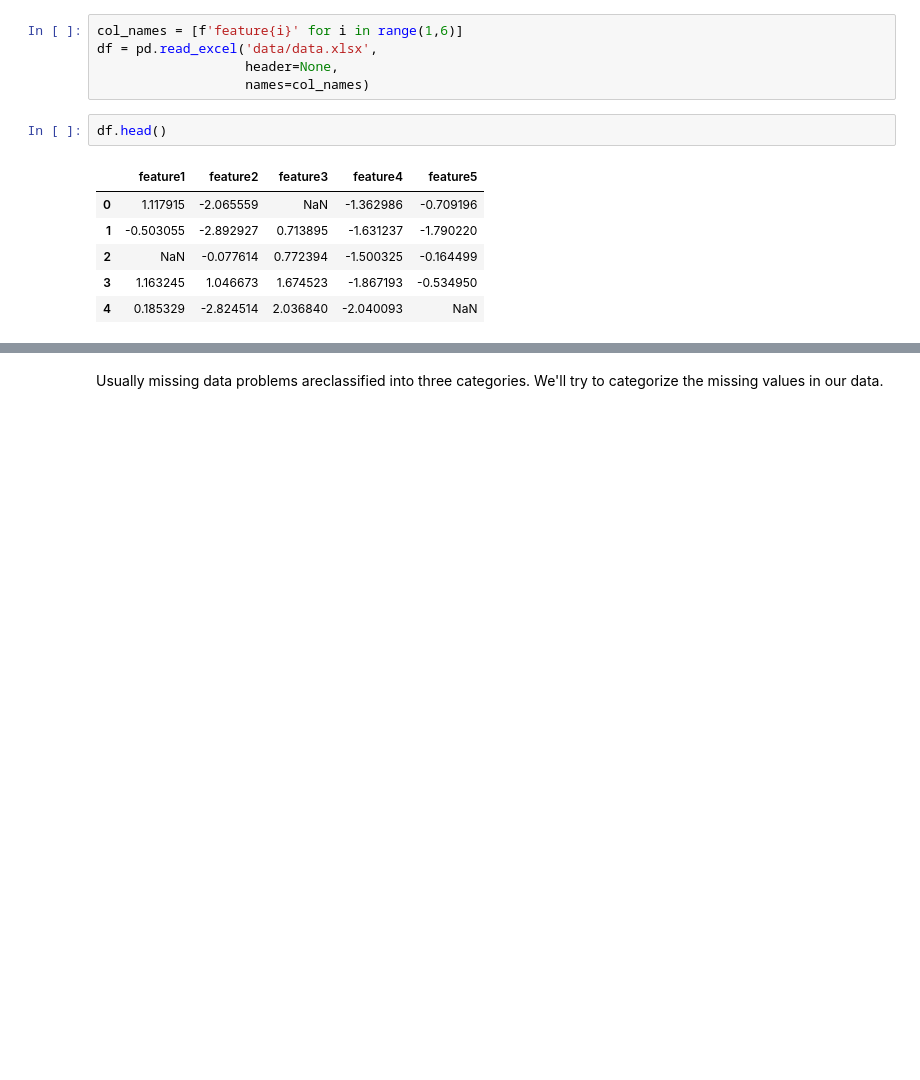
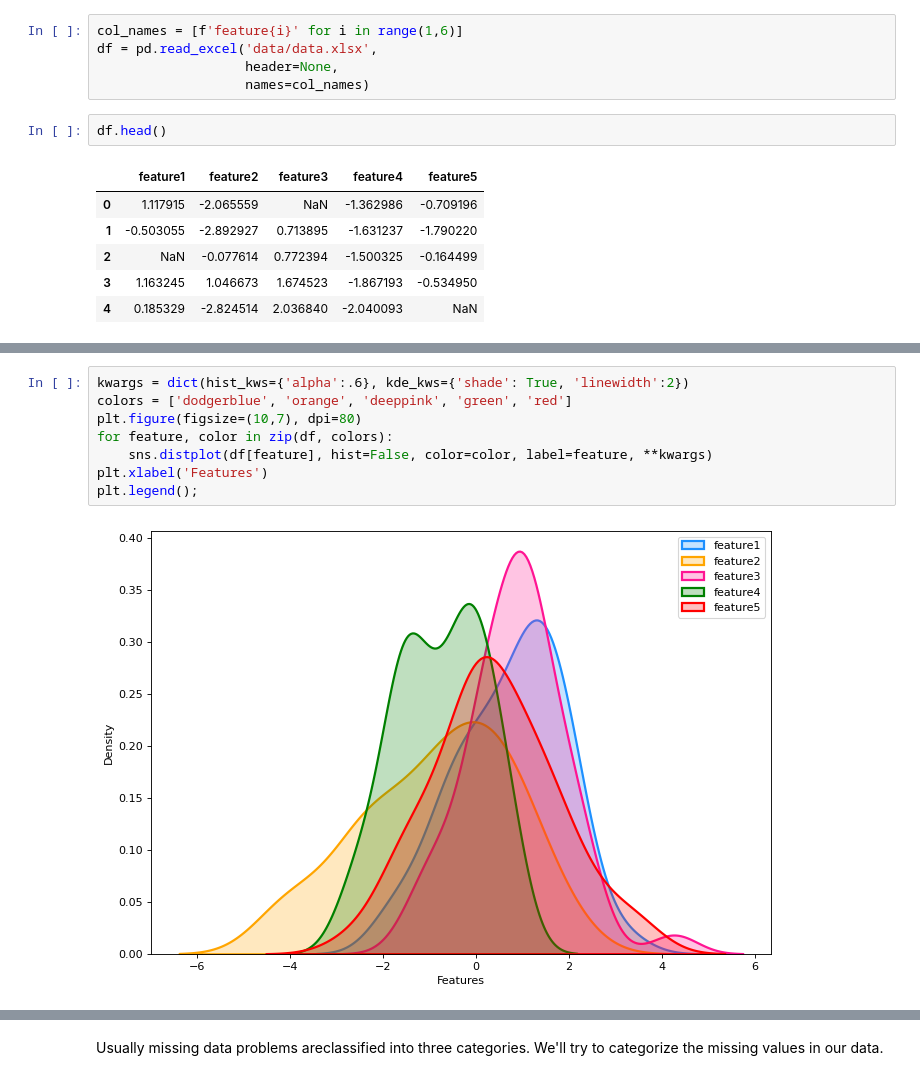
Before and after one commit to HSEDataAnalysis/LAB1_EDA, a Jupyter notebook: main.ipynb, the cells around one changed output, grey strips where cells are left out. Saved outputs shown, nothing was run; the diff lists cells and outputs as text; blank space fills up the shorter version.

```diff
--- a/main.ipynb
+++ b/main.ipynb
@@ -22,0 +90,10 @@ df.head()
+# %%
+kwargs = dict(hist_kws={'alpha':.6}, kde_kws={'shade': True, 'linewidth':2})
+colors = ['dodgerblue', 'orange', 'deeppink', 'green', 'red']
+plt.figure(figsize=(10,7), dpi=80)
+for feature, color in zip(df, colors):
+    sns.distplot(df[feature], hist=False, color=color, label=feature, **kwargs)
+plt.xlabel('Features')
+plt.legend();
+# %% [output]
+[figure, added]
```
Also changed, not shown: parts of 44 cells of this notebook.
